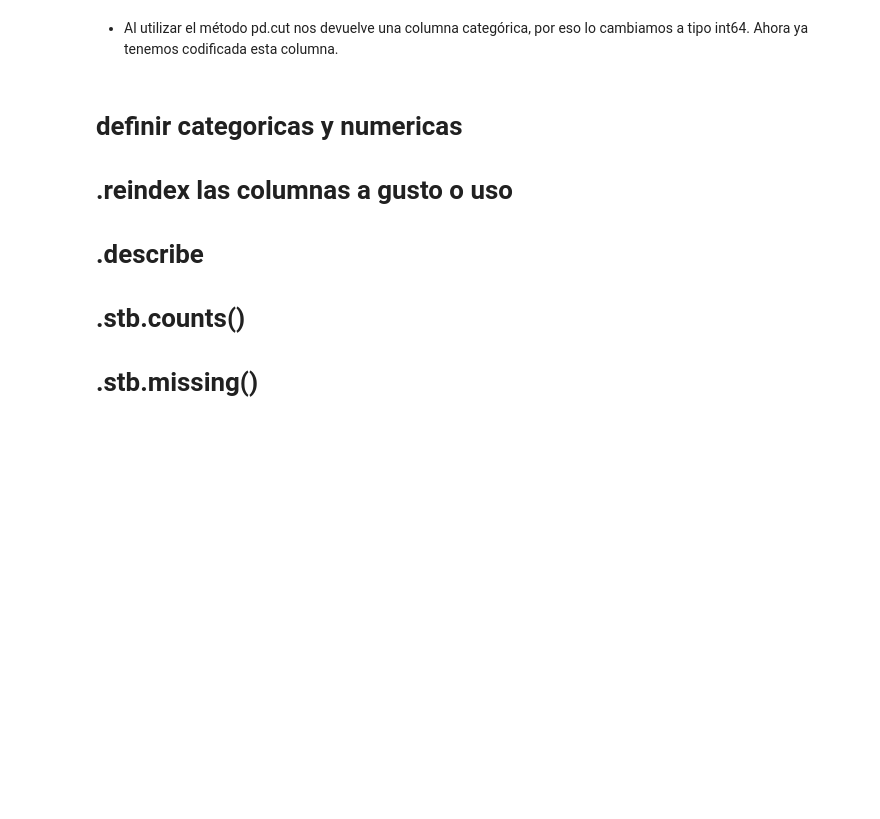
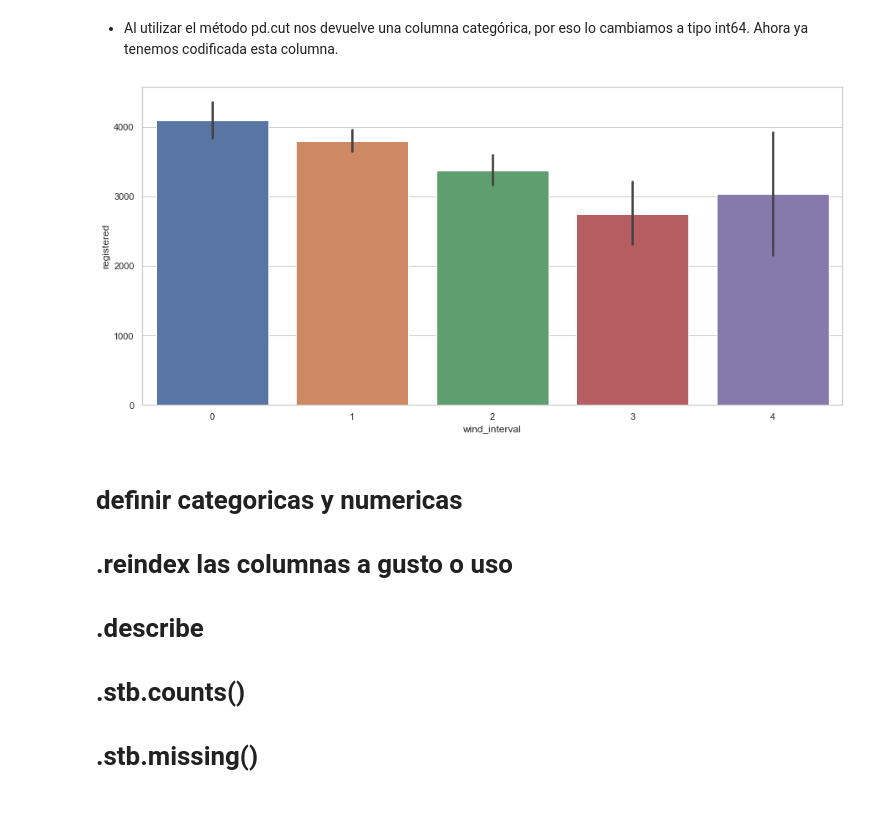
Before and after one commit to Adalab/project-da-promo-A-module-3-team-1, a Jupyter notebook: Proyecto.ipynb, the cells around one changed output. Cells and saved outputs as stored; diff of their text form; code cells hidden in the pictures; blank space fills up the shorter version.

```diff
--- a/Proyecto.ipynb
+++ b/Proyecto.ipynb
@@ -221,6 +223,12 @@ df_bike['wind_interval'] = pd.cut(df_bike['windspeed'], 5, labels=[0,1,2,3,4], o
 df_bike['wind_interval'] = df_bike['wind_interval'].astype('int64')
 # %% [markdown]
  - Al utilizar el método pd.cut nos devuelve una columna categórica, por eso lo cambiamos a tipo int64. Ahora ya tenemos codificada esta columna.
+# %%
+plt.figure(figsize=(15,7))
+sns.set_theme(style="whitegrid")
+ax = sns.barplot(x="wind_interval", y="registered", data=df_bike)
+# %% [output]
+[figure, added]
 # %% [markdown]
 # definir categoricas y numericas
 # .reindex las columnas a gusto o uso
```
Also changed, not shown: parts of 3 cells of this notebook, 1 other file.
